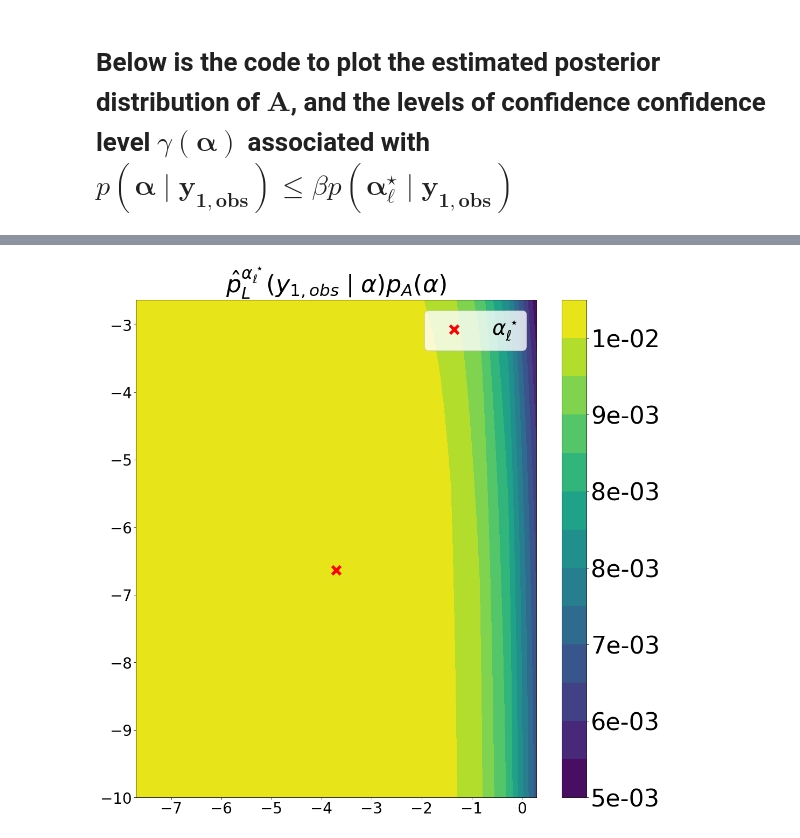
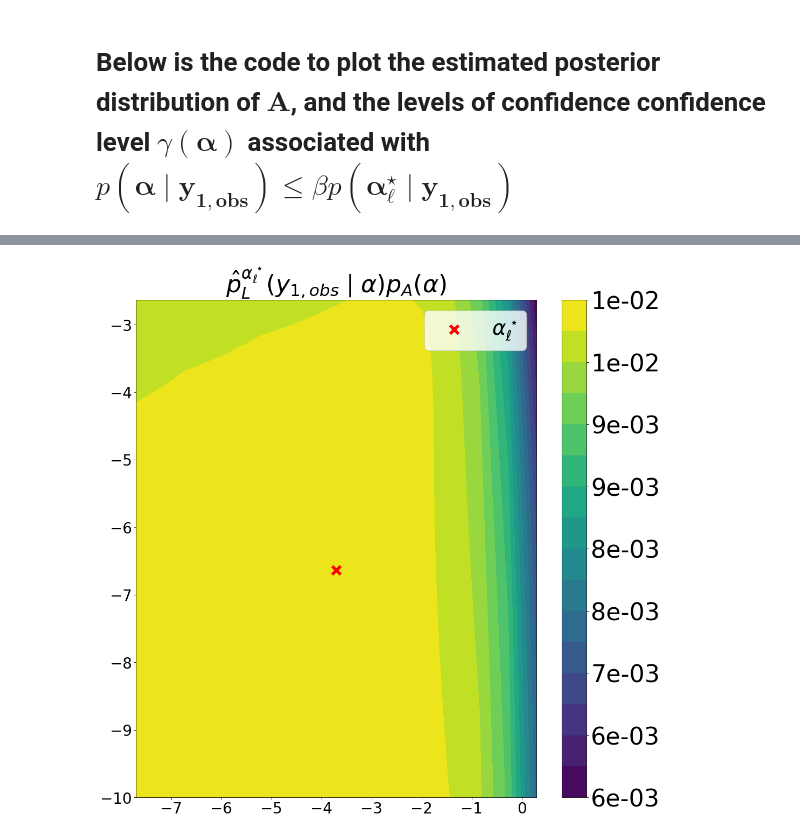
Before and after one commit to charliesire/training_ciroquo_transposition, a Jupyter notebook: plot_summary.ipynb, the cells around one changed output, grey strips where cells are left out. Saved outputs shown, nothing was run; the diff lists cells and outputs as text; code cells hidden in the pictures.

```diff
--- a/plot_summary.ipynb
+++ b/plot_summary.ipynb
@@ -109,6 +109,9 @@ plt.show()
 # %%
 %run gp_simus.ipynb #notebook for the metamodel
 %run utils_calib.ipynb #notebook with needed function for the methods
+
+bMINlambda = np.array([330, 70,  8000, 3000, 0.1, 0.1]) #lower bounds
+bMAXlambda = np.array([470, 150, 10000, 5000, 5, 5.0]) #upper bounds
 
 index_lambda_p = [2,3,4,5] #indexes of the four physical parameters
 index_lambda_q = [0,1] #indexes of the two numerical parameters
@@ -122,7 +125,7 @@ alpha_map_list = pd.read_csv(pre_path + f"hierarchical_model/calib_{index_calib}
 idx_loo = 5 #observation point
 alpha_star = alpha_map_list[idx_loo] #estimated alpha_map
 
-M = pd.read_csv(pre_path + f"/hierarchical_model/calib_{index_calib}/sample_sizes.csv", index_col = 0).values[idx_loo,0] #get the sample size used in the algorithm to investigate alpha_map
+M = 20000 #size of the sample to get the confidence interval
 alpha_min = -10
 alpha_max = 10
 delta_alpha = 4
@@ -168,15 +174,35 @@ plt.show()
 # %%
+M = 10**4 #size of the sample to estimate the likelihood of A for the MCMC sampling
+np.random.seed(123456)
+df_Lambda = sample_Lambda(alpha = alpha_star, M = M, index_lambda_p = index_lambda_p, index_lambda_q = index_lambda_q, scale = scale) #sample lambda from p(lambda given alpha_map)
+Ysimu_list, Ystd_list, stored_likelihoods = get_likelihoods_dflambda(df_Lambda = df_Lambda.values, sigma = sigma, myCODE = myCODE, results_measures = results_measures, index=[index_calib], std_code = True, idx_loo = idx_loo) #get the likelihoods
+
+size = 15 #size of the grid
+
+bounds = [(max(alpha_star[ii] - delta_alpha,alpha_min), min(alpha_max, alpha_star[ii]+delta_alpha)) for ii in range(len(alpha_star))] #bounds of the grid
+
+alpha_grid = np.array(list(itertools.product(np.linspace(bounds[0][0],bounds[0][1],size), np.linspace(bounds[1][0],bounds[1][1],size))))
+
+p_alphastar = p_lambda_df(df_Lambda = df_Lambda, alpha = alpha_star, index_lambda_p = index_lambda_p, index_lambda_q = index_lambda_q, scale = scale) #prior coefficient p(lambda_k | alpha_map)
+ratios_dic = {} #compute the importance sampling ratios for every alpha in the grid
+for ii in range(len(alpha_grid)):
+    alpha = alpha_grid[ii]
+    ratios_dic[str(alpha)] = np.array(p_lambda_df(df_Lambda = df_Lambda, alpha = np.array(alpha), index_lambda_p = index_lambda_p, index_lambda_q = index_lambda_q, scale = scale)/p_alphastar).reshape(len(p_alphastar),1)
+
+is_terms = np.concatenate([stored_likelihoods*ratios_dic[str(alpha)] for alpha in alpha_grid], axis=1) #likelihood times is ratios (p(yobs | lambda_k) p(lambda_k | alpha)/p(lambda_k | alpha_star)
+likeli_grid_true = np.mean(is_terms, axis=0) #the estimator of the likelihood is the mean of is_terms
+
 figure(figsize=(15, 15), dpi=80)
 contour = plt.contourf(np.linspace(bounds[0][0],bounds[0][1],size),np.linspace(bounds[1][0],bounds[1][1],size), np.transpose(likeli_grid_true.reshape(size,size)), cmap='viridis', levels = 16)
 plt.scatter(alpha_star[0], alpha_star[1], marker='x', color='red', s=200, linewidths=5, label=r'$\alpha^\star_\ell$')
 colorbar = plt.colorbar(contour, label='',format='%.0e')
 colorbar.ax.tick_params(labelsize=40)
 
 plt.title(r"$\hat{p}^{\alpha^\star_{\ell}}_L(y_{1,obs} \mid \alpha)p_{A}(\alpha)$", fontsize=40)
 plt.yticks(fontsize=25)
 plt.xticks(fontsize=25)
 plt.legend(loc='upper right', fontsize=35)
 plt.savefig(pre_path + f"plots/likeli_alpha.pdf",bbox_inches='tight')
 plt.show()
 # %% [output]
-[figure, old version]
+[figure, new version]
```
Also changed, not shown: parts of 1 cell of this notebook, 38 other files.
